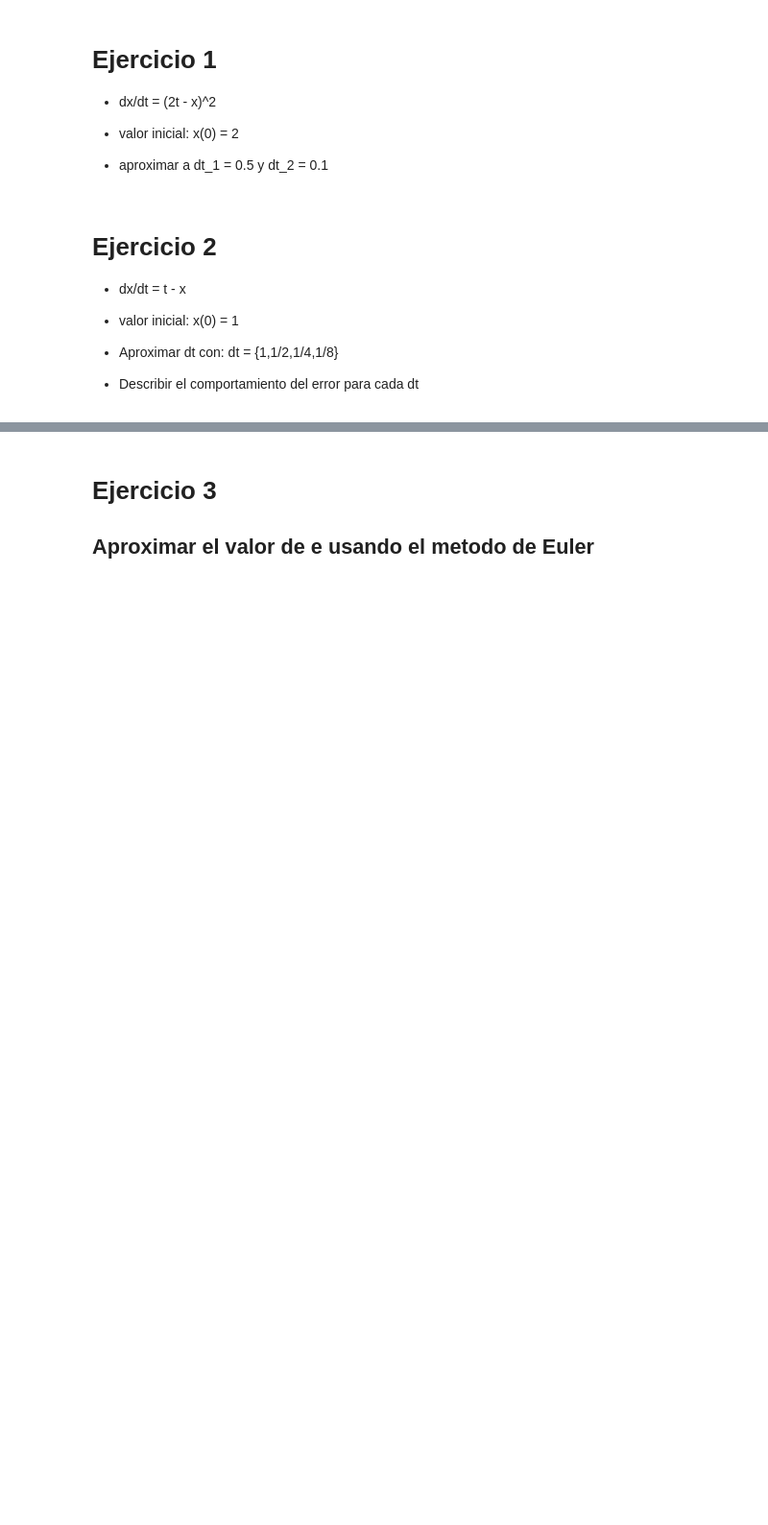
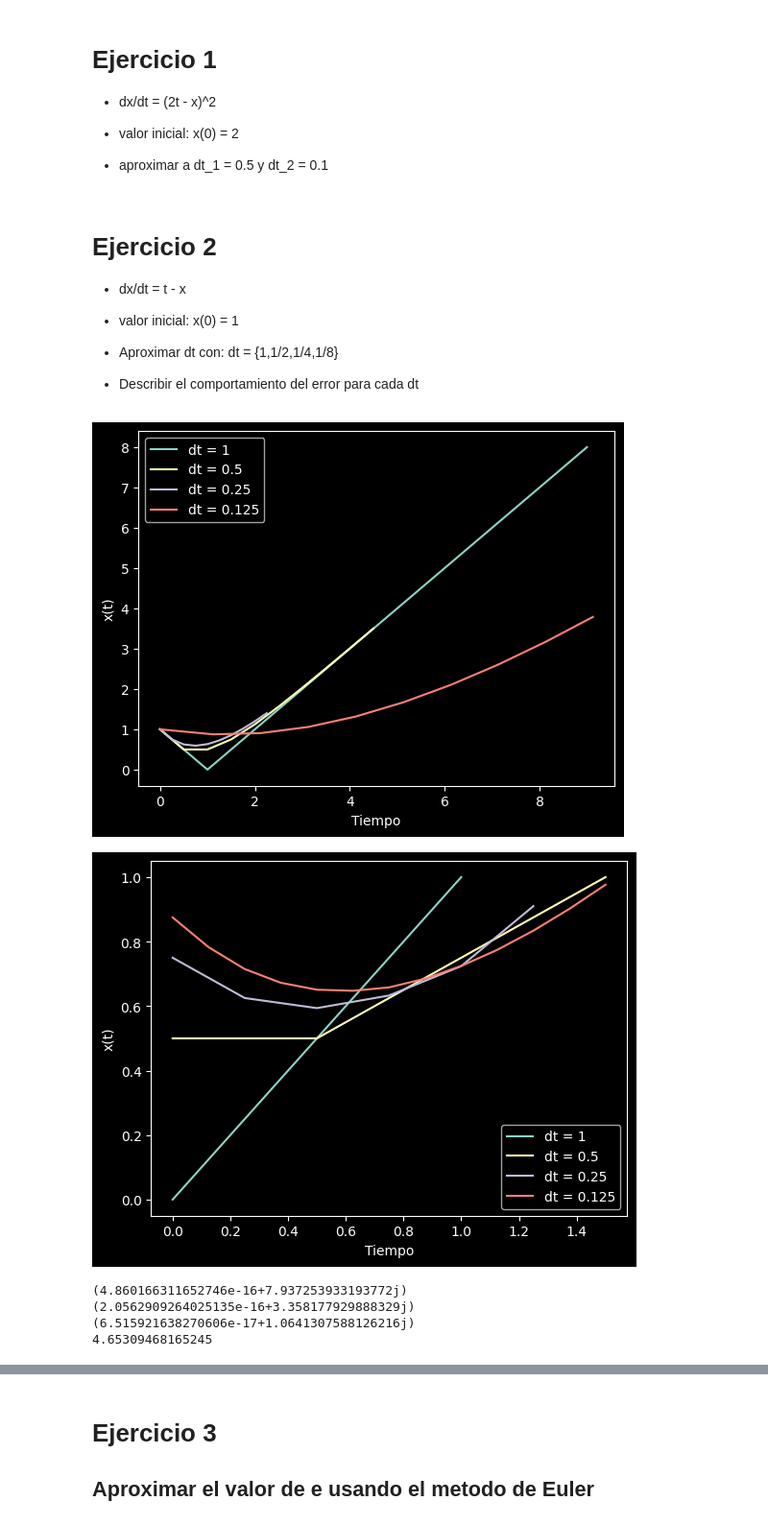
Before and after one commit to camila-duarte/tareas, a Jupyter notebook: tarea1_ED.ipynb, the cells around one changed output, grey strips where cells are left out. Shown at 96% size. Drawn from its saved outputs; the diff is of its cells as text; code cells hidden in the pictures; blank space fills up the shorter version.

```diff
--- a/tarea1_ED.ipynb
+++ b/tarea1_ED.ipynb
@@ -98,13 +98,25 @@ def grafico_1():
 def grafico_2():
     plt.xlabel("Tiempo")
     plt.ylabel("x(t)")
-    plt.plot(x1_axis, y1_axis, label='dt = 1')
-    plt.plot(x2_axis, y2_axis, label='dt = 0.5')
-    plt.plot(x3_axis, y3_axis, label='dt = 0.25')
-    plt.plot(x4_axis, y4_axis, label='dt = 0.125')
+    plt.plot(x11_axis, y11_axis, label='dt = 1')
+    plt.plot(x22_axis, y22_axis, label='dt = 0.5')
+    plt.plot(x33_axis, y33_axis, label='dt = 0.25')
+    plt.plot(x44_axis, y44_axis, label='dt = 0.125')
     plt.legend()
     plt.show()
 
+# Listas con los resultados analiticos
+x11_axis = [0,1]
+y11_axis = [0,1]
+
+x22_axis = [0,0.5,1,1.5]
+y22_axis = [0.5,0.5,0.75,1]
+
+x33_axis = [0,0.25,0.5,0.75,1,1.25]
+y33_axis = [0.75,0.625,0.59375,0.6328125,0.724,0.91]
+
+x44_axis = [0,0.125,0.25,0.375,0.5,0.625,0.75,0.875,1,1.125,1.25,1.375,1.5]
+y44_axis = [0.875,0.7825,0.7148,0.6723,0.6508,0.6475,0.6580,0.6851,0.7244,0.7745,0.8339,0.9016,0.9764]
 
 # Listas para la grafica de dt_1
 x1_axis = []
@@ -158,7 +170,6 @@ for contador in range(10):
     y2_axis.append(x_2)
     x_2 = x_2 + dt_2*(t_2- x_2)
     t_2 = t_2 + dt_2
-    contador = contador + 0.1
 
     # En caso de querer ver los resultados:
     # print(x_2)
@@ -168,37 +179,51 @@ for contador in range(10):
     x3_axis.append(t_3)
     y3_axis.append(x_3)
     x_3 = x_3 + dt_3*(t_3 - x_3)
     t_3 = t_3 + dt_3
 
     # En caso de querer ver los resultados:
     # print(x_1)
     # print(t_1)
 
     # Para dt = 0.5
     x4_axis.append(t_4)
     y4_axis.append(x_4)
     x_4 = x_4 + dt_4*(t_4 - x_4)
     t_4 = t_1 + dt_4
 
     # En caso de querer ver los resultados:
     # print(x_4)
     # print(t_4)
 
+    contador = contador + 0.1
+
 # Valores aproximados
 valor_aproximado_1 = float(y1_axis[-1])
 valor_aproximado_2 = float(y2_axis[-1])
 valor_aproximado_3 = float(y3_axis[-1])
 valor_aproximado_4 = float(y4_axis[-1])
 
-valor_analitico1 = float(a)
-valor_analitico2 = float(a)
-valor_analitico3 = float(a)
-valor_analitico4 = float(a)
+valor_analitico1 = float(1)
+valor_analitico2 = float(1)
+valor_analitico3 = float(0.91)
+valor_analitico4 = float(6)
 
 error1 = ((valor_analitico1)**2 - (valor_aproximado_1)**2)**0.5
-error2 = ((valor_analitico1)**2 - (valor_aproximado_1)**2)**0.5
-error3 = ((valor_analitico1)**2 - (valor_aproximado_1)**2)**0.5
-error4 = ((valor_analitico1)**2 - (valor_aproximado_1)**2)**0.5
+error2 = ((valor_analitico2)**2 - (valor_aproximado_2)**2)**0.5
+error3 = ((valor_analitico3)**2 - (valor_aproximado_3)**2)**0.5
+error4 = ((valor_analitico4)**2 - (valor_aproximado_4)**2)**0.5
 
 grafico_1()
 grafico_2()
+
+print(error1)
+print(error2)
+print(error3)
+print(error4)
+# %% [output]
+[figure, added]
+[figure, added]
+(4.860166311652746e-16+7.937253933193772j)
+(2.0562909264025135e-16+3.358177929888329j)
+(6.515921638270606e-17+1.0641307588126216j)
+4.65309468165245
```
Also changed, not shown: parts of 2 cells of this notebook.
